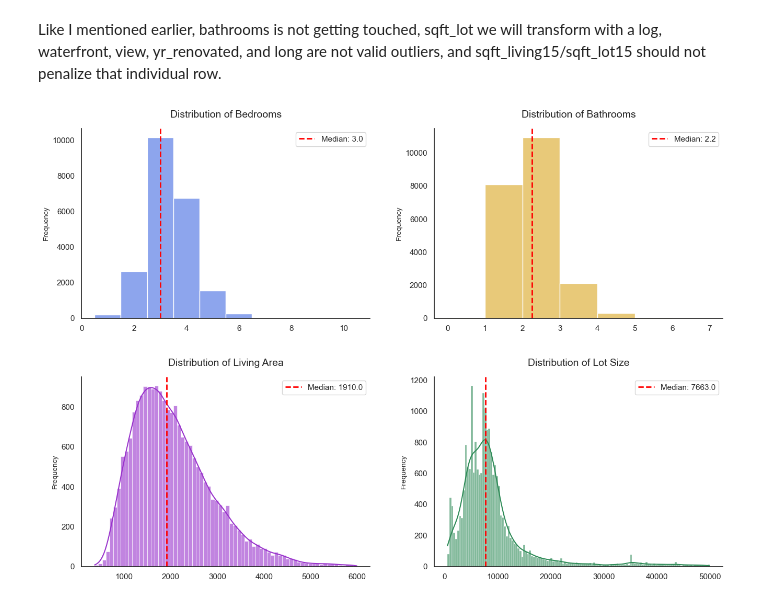
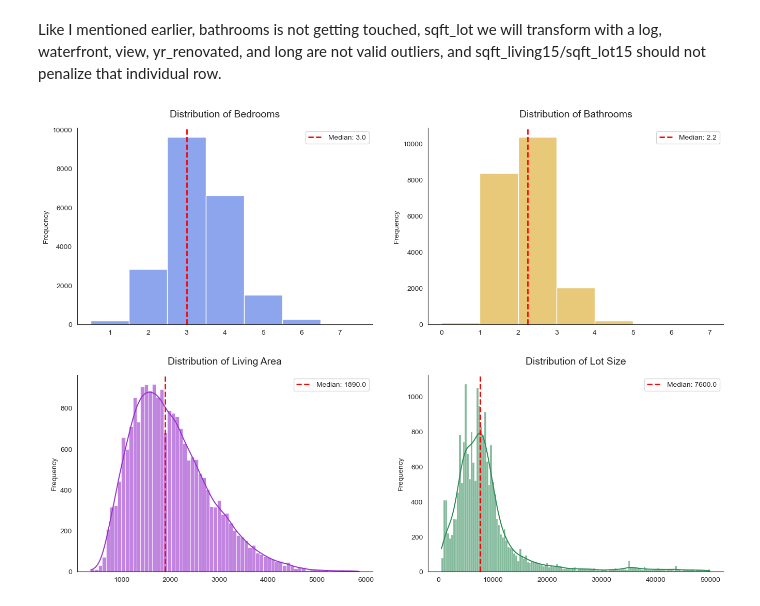
Before and after one commit to jblackman-bit/ads_500b_final_project, a Jupyter notebook: EDA/EDA.ipynb, the cells around one changed output. Drawn from its saved outputs; the diff is of its cells as text; code cells hidden in the pictures.

Commit message:
Adjusting imputation logic per meeting discussion

```diff
--- a/EDA/EDA.ipynb
+++ b/EDA/EDA.ipynb
@@ -141,4 +141,8 @@ plt.show()
 outlier_grade = df.loc[df['bedrooms'] == 33, 'grade'].iloc[0]
 grade_median = df[df['grade'] == outlier_grade]['bedrooms'].median()
 df.loc[df['bedrooms'] == 33, 'bedrooms'] = grade_median
+
+# Turn bed and bath zeroes into nulls for imputation
+df.loc[df['bedrooms'] == 0, 'bedrooms'] = np.nan
+df.loc[df['bathrooms'] == 0, 'bathrooms'] = np.nan
 # %%
@@ -177,6 +168,0 @@ Name: grade, dtype: int64
-# %%
-# Fix the remaining single grade 1 NA with a global logic
-# Still using sqft_living and bedrooms, but without the grade groupby
-global_median_ratio = (df['sqft_living'] / df['bedrooms']).median()
-df['bedrooms'] = df['bedrooms'].fillna((df['sqft_living'] / global_median_ratio).round())
-print(df[['bedrooms', 'bathrooms', 'sqft_living', 'sqft_lot']].isna().sum())
@@ -204,7 +184,19 @@ plt.show()
 # %%
 # Calculate median bathrooms per bedroom count and map to missing values
-bed_bath_map = df.groupby('bedrooms')['bathrooms'].transform('median')
-df['bathrooms'] = df['bathrooms'].fillna(bed_bath_map)
+
+# Primary strategy - group by grade, median sqft_per_bath
+df['sqft_per_bath'] = df['sqft_living'] / df['bathrooms']
+grade_bath_median = df.groupby('grade')['sqft_per_bath'].transform('median')
+
+# Backup strategy - global bath median if primary does not work (One grade 1 example)
+global_bath_median = (df['sqft_living'] / df['bathrooms']).median()
+imputed_baths = df['sqft_living'] / grade_bath_median.fillna(global_bath_median)
+df['bathrooms'] = df['bathrooms'].fillna(imputed_baths)
+
+df = df.drop('sqft_per_bath', axis=1)
+
+# Round bathrooms to a quarter point to match all data
+df['bathrooms'] = (df['bathrooms'] * 4).round() / 4
 
 # Check NA values
 print(df[['bedrooms', 'bathrooms', 'sqft_living', 'sqft_lot']].isna().sum())
@@ -231,10 +230,4 @@ df.describe()
 # %%
-# Remove clear outliers with 0 bedrooms, no bathrooms
-df = df[(df['bedrooms'] != 0) & (df['bathrooms'] != 0)]
-print("The number of rows dropped since the original dataframe: " + str(original_shape[0] - df.shape[0]))
-percentage_dropped = round(((1 - (df.shape[0] / original_shape[0])) * 100), 2)
-print(f"The percentage of rows dropped since the original dataframe: {percentage_dropped}%")
-
 # Check for extreme outliers 3 times the IQR above or below the third or first quartiles.
 for col in df.columns:
     # Calculate the outliers
@@ -363,36 +354,36 @@ cfg = [
     ('bathrooms', 'Bathrooms', 'goldenrod', 6),
     ('sqft_living', 'Living Area', 'darkorchid', 6000),
     ('sqft_lot', 'Lot Size', 'seagreen', 50000)
 ]
 
 fig, axes = plt.subplots(2, 2, figsize=(14, 10))
 sns.set_style("white") # Clean white background
 
 for ax, (col, title, color, limit) in zip(axes.flatten(), cfg):
     # Filter data for visualization only (prevents outliers from squishing the plot)
-    plot_data = df[df[col] <= limit][col] if limit else df[col]
+    plot_data = df_no_outliers[df_no_outliers[col] <= limit][col] if limit else df_no_outliers[col]
 
     # Use discrete=True for counts to center bars on integers
     is_discrete = col in ['bedrooms', 'bathrooms']
 
     sns.histplot(plot_data, kde=not is_discrete, ax=ax, color=color,
                  alpha=0.6, discrete=is_discrete, edgecolor='white')
 
     # Add Median Line
-    median_val = df[col].median()
+    median_val = df_no_outliers[col].median()
     ax.axvline(median_val, color='red', ls='--', lw=2, label=f'Median: {median_val:.1f}')
 
     # Professional Formatting
     ax.set_title(f'Distribution of {title}', fontsize=14, pad=15)
     ax.set_xlabel(None)
     ax.set_ylabel('Frequency', fontsize=10)
     ax.legend(frameon=True)
     sns.despine() # Removes the top and right borders for a modern look
 
 plt.tight_layout(pad=3.0)
 plt.show()
 # %% [output]
-[figure, old version]
+[figure, new version]
 # %%
 ### Feature construction
 
```
Also changed, not shown: parts of 13 cells of this notebook, 2 other files.
